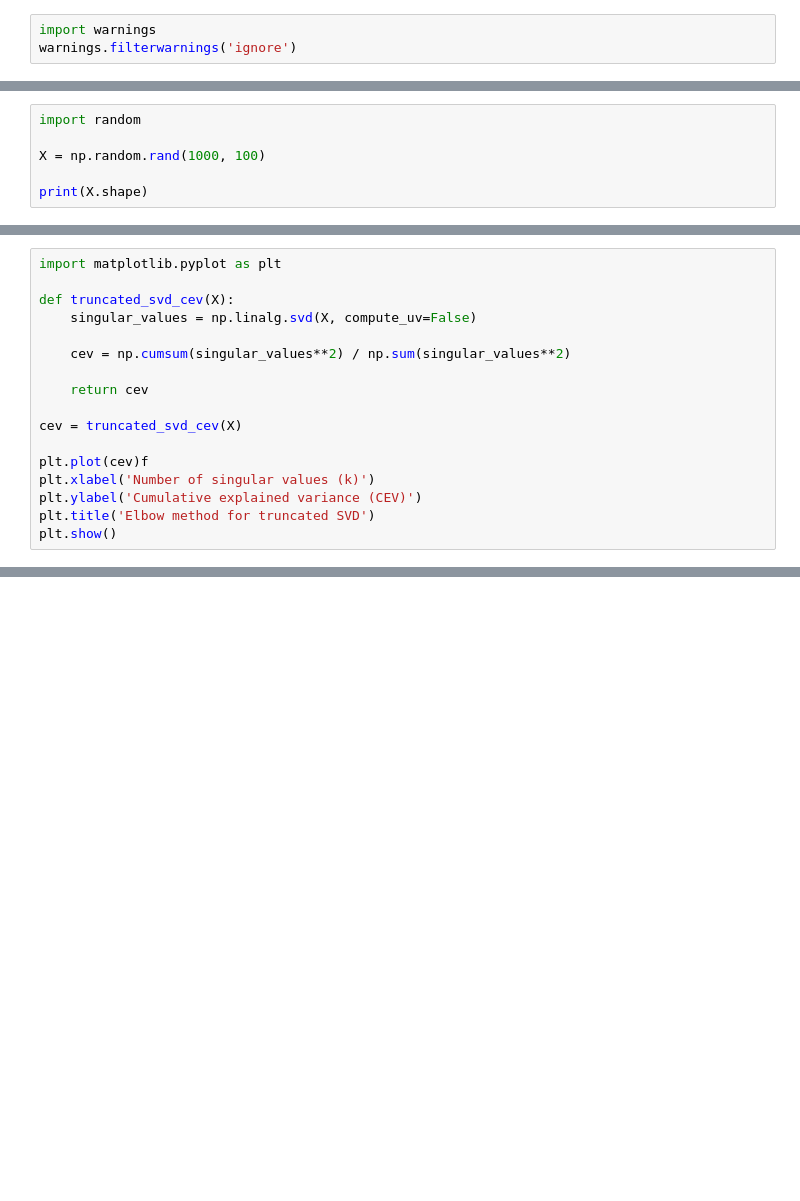
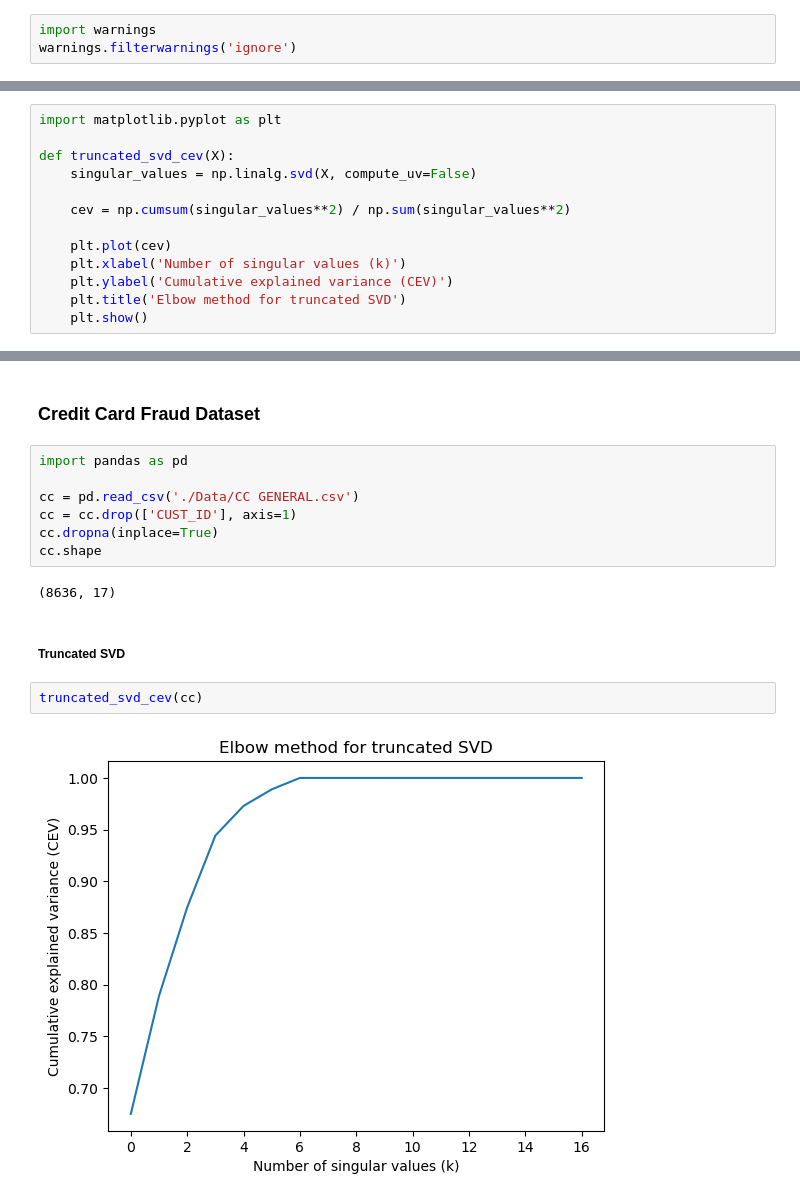
Before and after one commit to shivi-9/DimensionReductionforClustering, a Jupyter notebook: Shivangi_code.ipynb, the cells around one changed output, grey strips where cells are left out. Drawn from its saved outputs; the diff is of its cells as text; blank space fills up the shorter version.

```diff
--- a/Shivangi_code.ipynb
+++ b/Shivangi_code.ipynb
@@ -54,6 +3,0 @@ def truncated_svd(X, k):
-# %%
-import random
-
-X = np.random.rand(1000, 100)
-
-print(X.shape)
@@ -64,17 +3,0 @@ print(X.shape)
-# %%
-import matplotlib.pyplot as plt
-
-def truncated_svd_cev(X):
-    singular_values = np.linalg.svd(X, compute_uv=False)
-
-    cev = np.cumsum(singular_values**2) / np.sum(singular_values**2)
-
-    return cev
-
-cev = truncated_svd_cev(X)
-
-plt.plot(cev)f
-plt.xlabel('Number of singular values (k)')
-plt.ylabel('Cumulative explained variance (CEV)')
-plt.title('Elbow method for truncated SVD')
-plt.show()
@@ -206,0 +68,13 @@ plt.show()
+# %%
+import matplotlib.pyplot as plt
+
+def truncated_svd_cev(X):
+    singular_values = np.linalg.svd(X, compute_uv=False)
+
+    cev = np.cumsum(singular_values**2) / np.sum(singular_values**2)
+
+    plt.plot(cev)
+    plt.xlabel('Number of singular values (k)')
+    plt.ylabel('Cumulative explained variance (CEV)')
+    plt.title('Elbow method for truncated SVD')
+    plt.show()
@@ -206,0 +126,17 @@ plt.show()
+# %% [markdown]
+### Credit Card Fraud Dataset
+# %%
+import pandas as pd
+
+cc = pd.read_csv('./Data/CC GENERAL.csv')
+cc = cc.drop(['CUST_ID'], axis=1)
+cc.dropna(inplace=True)
+cc.shape
+# %% [output]
+(8636, 17)
+# %% [markdown]
+##### Truncated SVD
+# %%
+truncated_svd_cev(cc)
+# %% [output]
+[figure, added]
```
Also changed, not shown: parts of 50 cells of this notebook, 3 other files.
